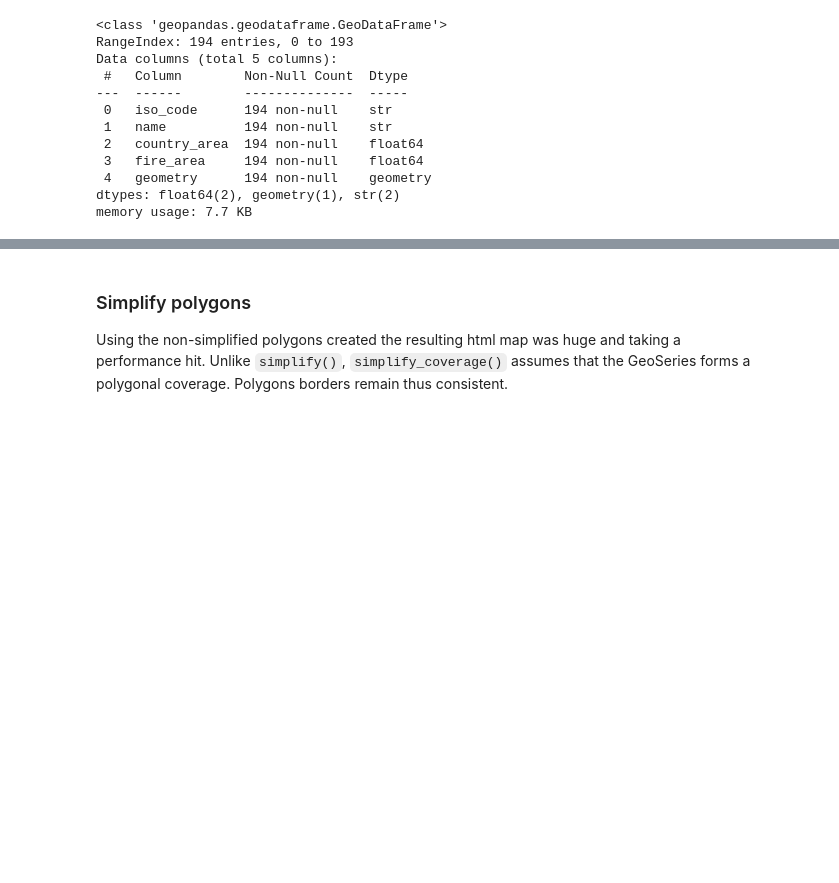
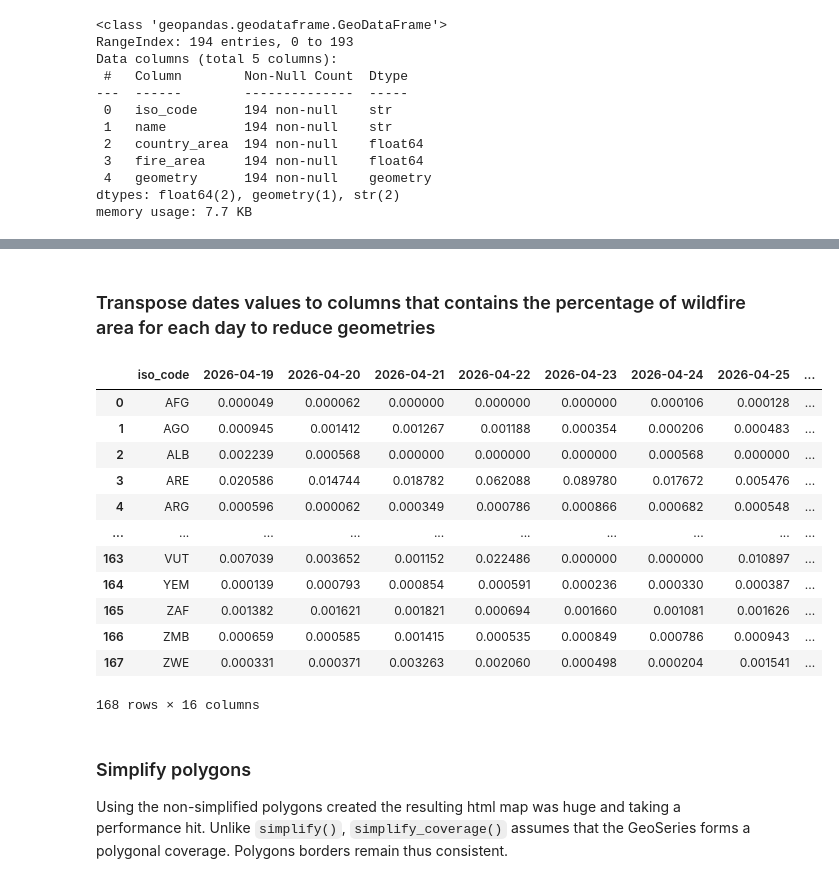
Before and after one commit to 5North/sds210-project, a Jupyter notebook: notebooks/data_processing.ipynb, the cells around one changed output, grey strips where cells are left out. Drawn from its saved outputs; the diff is of its cells as text; code cells hidden in the pictures; blank space fills up the shorter version.

```diff
--- a/notebooks/data_processing.ipynb
+++ b/notebooks/data_processing.ipynb
@@ -11,7 +11,7 @@ file_path = Path.cwd().parent.joinpath(
 )
 
 data = pd.read_csv(file_path)
-data["acq_date"] = pd.to_datetime(data["acq_date"], format="%Y-%m-%d")
+# data["acq_date"] = pd.to_datetime(data["acq_date"], format="%Y-%m-%d")
 # TODO remove
 # transform time in a string with actual utc mil time format
 # data["acq_time"] = data["acq_time"].apply(lambda x: f"{x:04d}")
@@ -224,11 +224,6 @@ fire_data_by_countries = gpd.GeoDataFrame(
     )
 )
 
-fire_data_by_countries_dates = gpd.GeoDataFrame(
-    fire_data_by_countries_dates.merge(
-        countries_boundaries, on=["iso_code", "name"], how="left"
-    )
-)
 fire_data_by_countries.info()
 # %% [output]
 <class 'geopandas.geodataframe.GeoDataFrame'>
@@ -276,3 +280,32 @@ memory usage: 89.2 KB
+# %% [markdown]
+### Transpose dates values to columns that contains the percentage of wildfire area for each day to reduce geometries
+# %%
+fire_data_by_countries_dates = fire_data_by_countries_dates.pivot_table(
+    index="iso_code", columns="acq_date", values="area_perc"
+)
+fire_data_by_countries_dates = fire_data_by_countries_dates.fillna(0)
+# %%
+fire_data_by_countries_dates = gpd.GeoDataFrame(
+    fire_data_by_countries_dates.merge(
+        countries_boundaries, on=["iso_code", "iso_code"], how="left"
+    )
+)
+# %%
+fire_data_by_countries_dates
+# %% [output]
+|  | iso_code | 2026-04-19 | 2026-04-20 | 2026-04-21 | 2026-04-22 | 2026-04-23 | 2026-04-24 | 2026-04-25 | ... |
+| 0 | AFG | 0.000049 | 0.000062 | 0.000000 | 0.000000 | 0.000000 | 0.000106 | 0.000128 | ... |
+| 1 | AGO | 0.000945 | 0.001412 | 0.001267 | 0.001188 | 0.000354 | 0.000206 | 0.000483 | ... |
+| 2 | ALB | 0.002239 | 0.000568 | 0.000000 | 0.000000 | 0.000000 | 0.000568 | 0.000000 | ... |
+| 3 | ARE | 0.020586 | 0.014744 | 0.018782 | 0.062088 | 0.089780 | 0.017672 | 0.005476 | ... |
+| 4 | ARG | 0.000596 | 0.000062 | 0.000349 | 0.000786 | 0.000866 | 0.000682 | 0.000548 | ... |
+| ... | ... | ... | ... | ... | ... | ... | ... | ... | ... |
+| 163 | VUT | 0.007039 | 0.003652 | 0.001152 | 0.022486 | 0.000000 | 0.000000 | 0.010897 | ... |
+| 164 | YEM | 0.000139 | 0.000793 | 0.000854 | 0.000591 | 0.000236 | 0.000330 | 0.000387 | ... |
+| 165 | ZAF | 0.001382 | 0.001621 | 0.001821 | 0.000694 | 0.001660 | 0.001081 | 0.001626 | ... |
+| 166 | ZMB | 0.000659 | 0.000585 | 0.001415 | 0.000535 | 0.000849 | 0.000786 | 0.000943 | ... |
+| 167 | ZWE | 0.000331 | 0.000371 | 0.003263 | 0.002060 | 0.000498 | 0.000204 | 0.001541 | ... |
+168 rows × 16 columns
 # %% [markdown]
 ### Simplify polygons
 Using the non-simplified polygons created the resulting html map was huge and taking a performance hit. Unlike `simplify()`, `simplify_coverage()` assumes that the GeoSeries forms a polygonal coverage. Polygons borders remain thus consistent.
```
Also changed, not shown: parts of 4 cells of this notebook, 1 other file.
